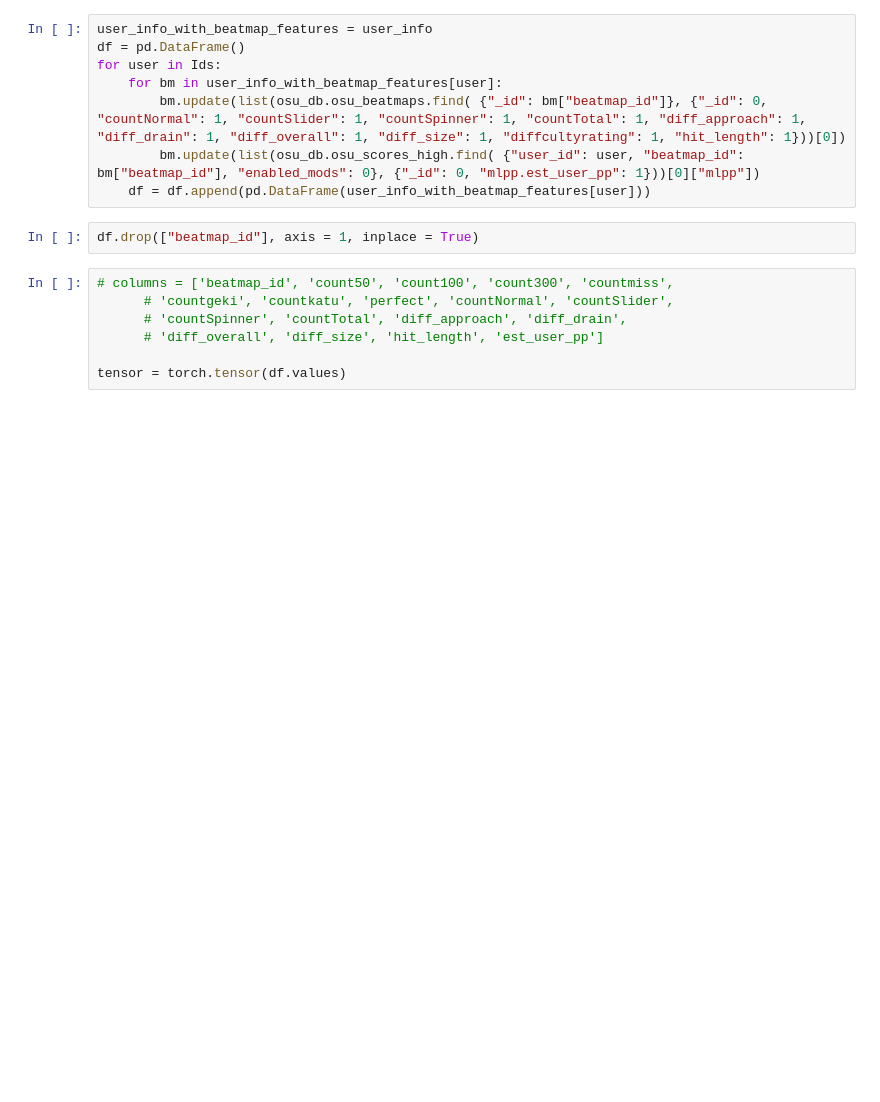
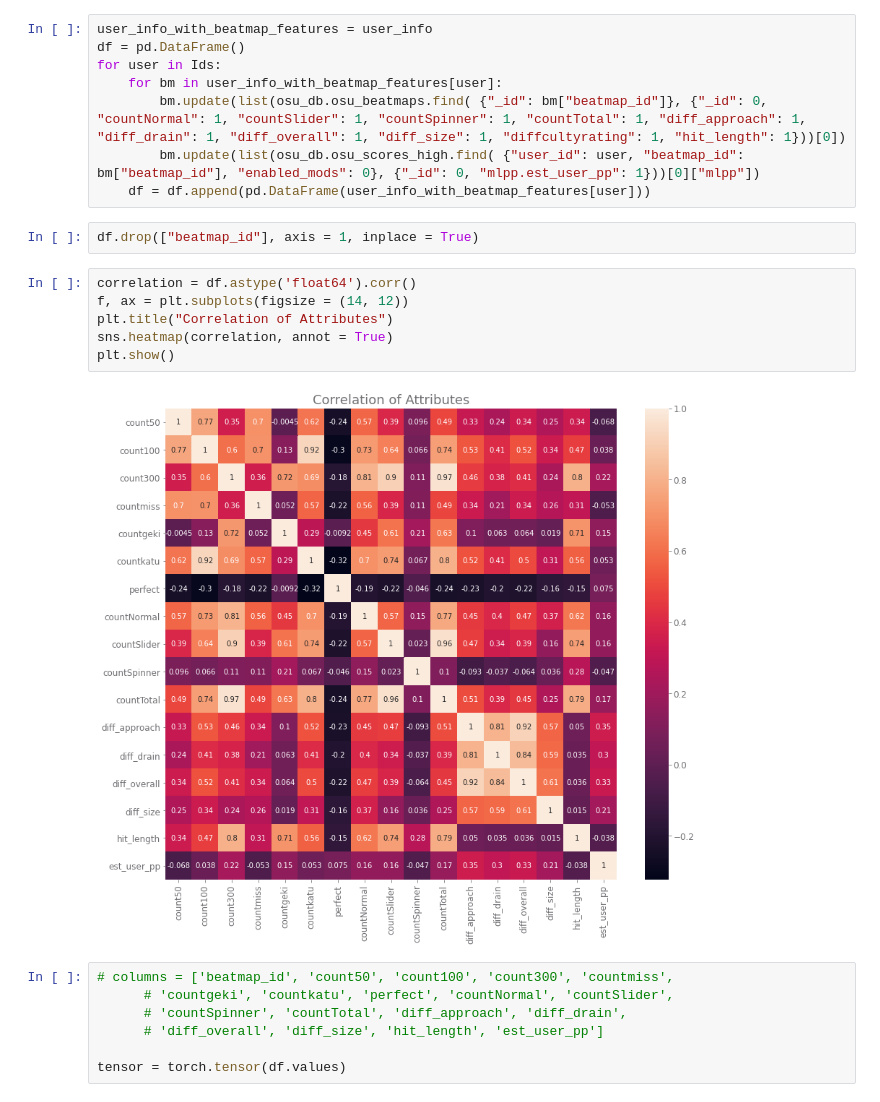
Before and after one commit to the-data-science-union/DSU-S2021-mlpp, a Jupyter notebook: exploration/7_preliminary_modeling/1_torch_nn.ipynb, the cells around one changed output. Saved outputs shown, nothing was run; the diff lists cells and outputs as text; blank space fills up the shorter version.

Commit message:
heatmap

```diff
--- a/exploration/7_preliminary_modeling/1_torch_nn.ipynb
+++ b/exploration/7_preliminary_modeling/1_torch_nn.ipynb
@@ -84,6 +85,14 @@ for user in Ids:
     df = df.append(pd.DataFrame(user_info_with_beatmap_features[user]))
 # %%
 df.drop(["beatmap_id"], axis = 1, inplace = True)
+# %%
+correlation = df.astype('float64').corr()
+f, ax = plt.subplots(figsize = (14, 12))
+plt.title("Correlation of Attributes")
+sns.heatmap(correlation, annot = True)
+plt.show()
+# %% [output]
+[figure, added]
 # %%
 # columns = ['beatmap_id', 'count50', 'count100', 'count300', 'countmiss',
       # 'countgeki', 'countkatu', 'perfect', 'countNormal', 'countSlider',
```
Also changed, not shown: parts of 1 cell of this notebook.
